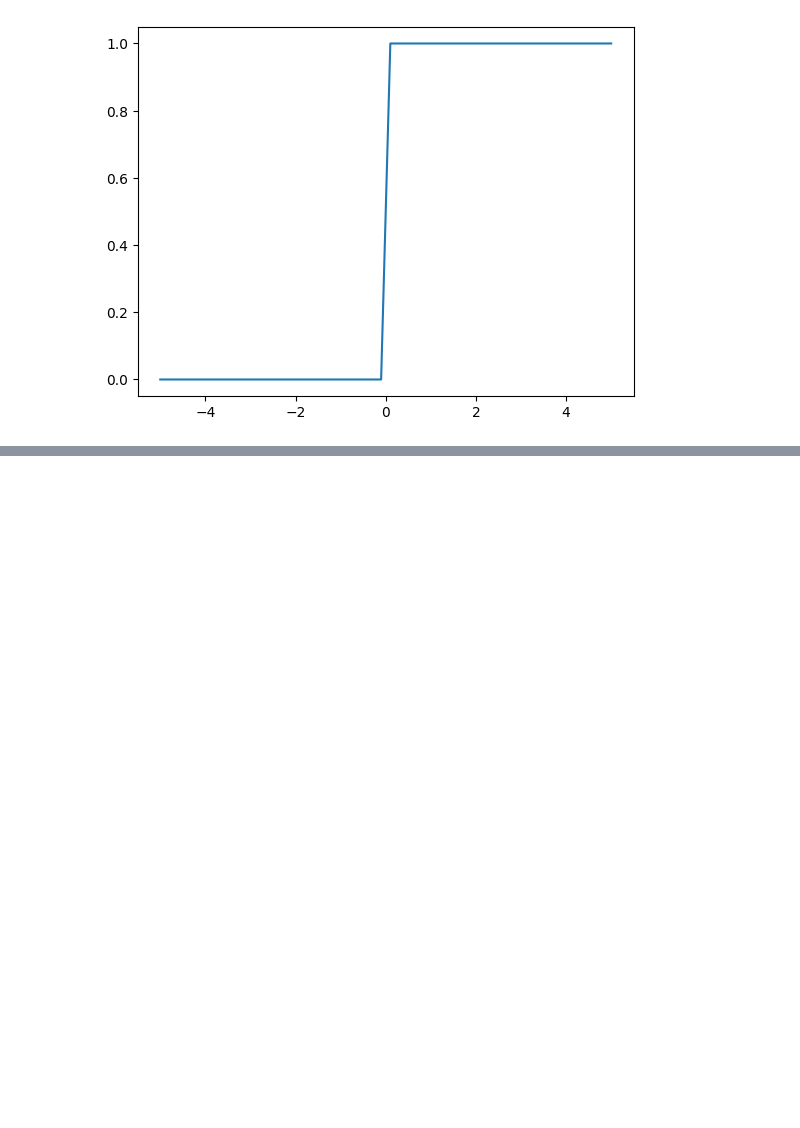
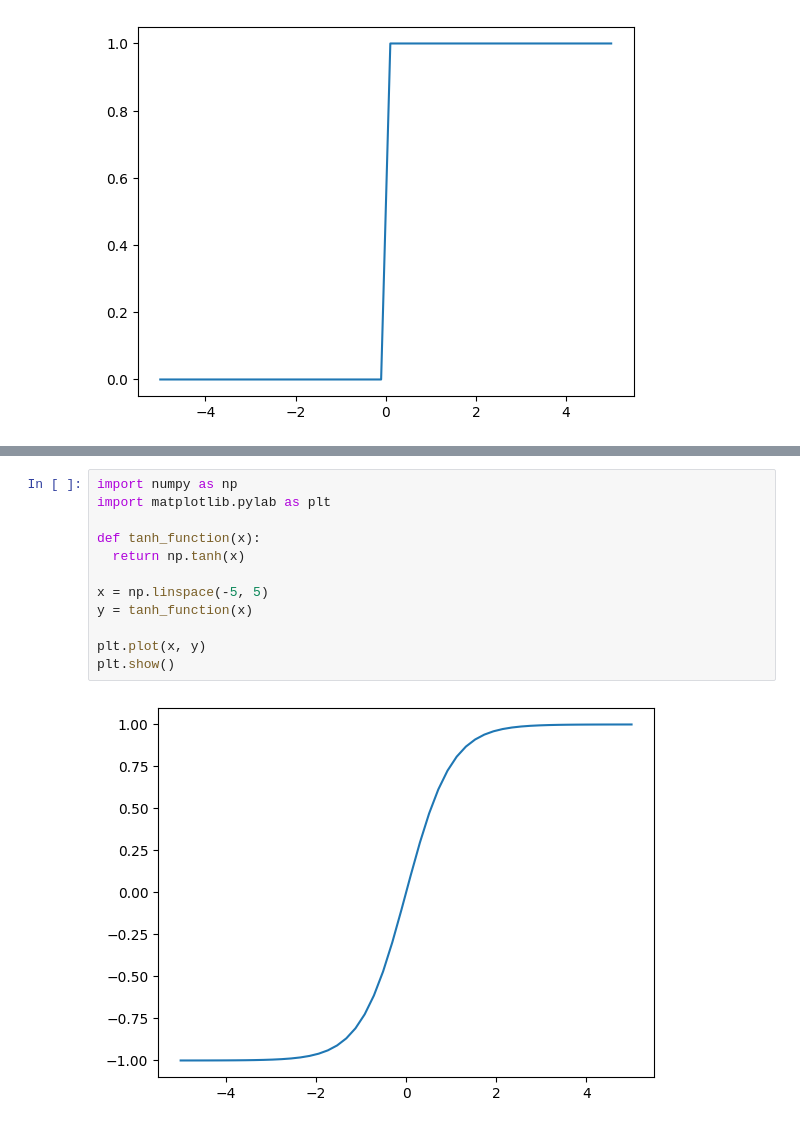
Before and after one commit to domonjo01/colaboratory, a Jupyter notebook: my_notebook.ipynb, the cells around one changed output, grey strips where cells are left out. Saved outputs shown, nothing was run; the diff lists cells and outputs as text; blank space fills up the shorter version.

```diff
--- a/my_notebook.ipynb
+++ b/my_notebook.ipynb
@@ -1051,0 +1066,14 @@ plt.show()
+# %%
+import numpy as np
+import matplotlib.pylab as plt
+
+def tanh_function(x):
+  return np.tanh(x)
+
+x = np.linspace(-5, 5)
+y = tanh_function(x)
+
+plt.plot(x, y)
+plt.show()
+# %% [output]
+[figure, added]
```
Also changed, not shown: parts of 4 cells of this notebook.
